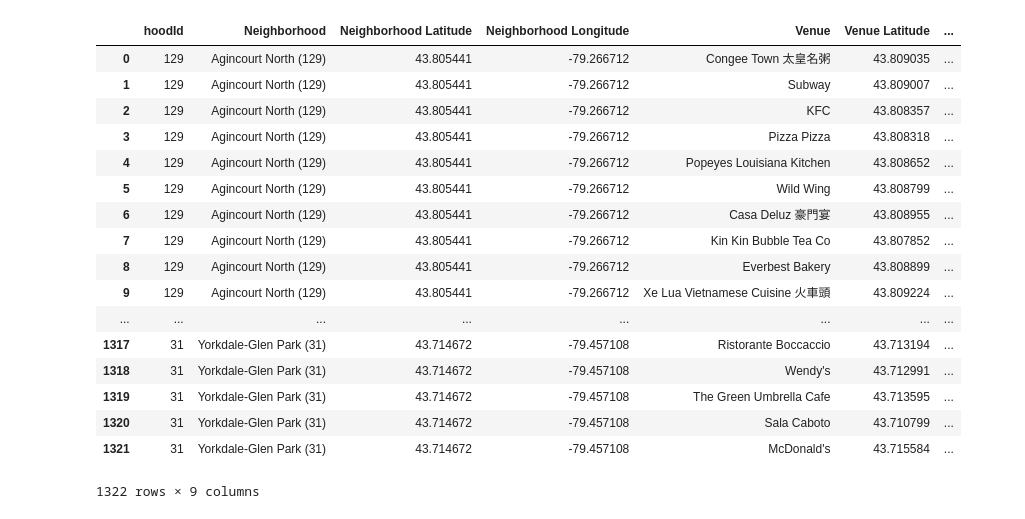
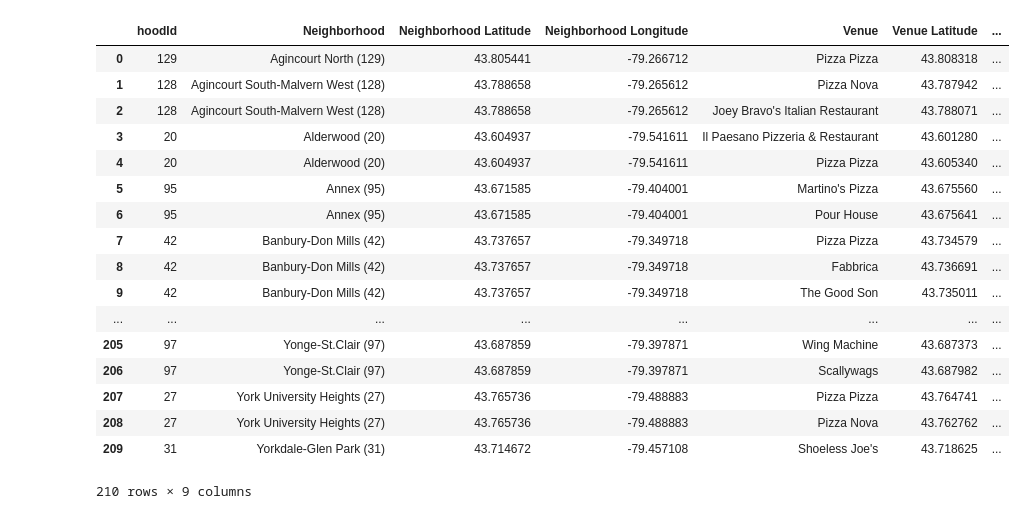
Before and after one commit to DirkFritz/Coursera_Capstone, a Jupyter notebook: FinalProject.ipynb, the cells around one changed output. Saved outputs shown, nothing was run; the diff lists cells and outputs as text; code cells hidden in the pictures.

```diff
--- a/FinalProject.ipynb
+++ b/FinalProject.ipynb
@@ -59,13 +68,12 @@ neighborhoods2=neighborhoods2.set_index("AREA_SHORT_CODE")
 crimeData = pd.read_csv(f"https://raw.githubusercontent.com/DirkFritz/Coursera_Capstone/master/Neighbourhood_Crime_Rates_Boundary_File.csv")
 #crimeData
 # %%
-neighborhoods2["Crime Rate"]= 0
+neighborhoods2["Number of Crimes"]= 0
 for idx, row in crimeData.iterrows():
     hoodId = crimeData.loc[idx,"Hood_ID"]
     crimeRate = crimeData.loc[idx,"Assault_2018"] + crimeData.loc[idx,"Auto_Theft_2018"] + crimeData.loc[idx,"BreakandEnter_2018"] + crimeData.loc[idx,"Robbery_2018"] + crimeData.loc[idx,"Theft_Over_2018"] + crimeData.loc[idx,"Homicide_2018"]
-    neighborhoods2.loc[hoodId,"Crime Rate"]=crimeRate
+    neighborhoods2.loc[hoodId,"Number of Crimes"]=crimeRate
    # neighborhoods2.loc[hoodId,"AREA_NAME"]=crimeData.loc[idx,"Neighbourhood"]
    # print(str(idx) + " "+str(hoodId) + " " + "N "+str(neighborhoods2.loc[hoodId,"Crime Rate"]) + str(neighborhoods2.loc[hoodId,"AREA_NAME"]) )
-#neighborhoods2.sort_values("AREA_NAME", ascending=True)
-neighborhoods2
+neighborhoods2.sort_values("AREA_NAME", ascending=True).head(5)
 # %% [output]
@@ -188,13 +167,13 @@ Name: 2, Length: 140, dtype: object
 # %%
 neighborhoods2=neighborhoods2.fillna(0)
-crimeToPop =neighborhoods2[["AREA_NAME","Crime Rate"]]
-crimeToPop.loc[:,"Person Per m^2"] = neighborhoods2["Population"]/neighborhoods2["Area m^2"]
-neighborhoods2.loc[:,"Person Per m^2"]= neighborhoods2["Population"]/neighborhoods2["Area m^2"]
-neighborhoods2.loc[:,"Crime Rate"]= (neighborhoods2["Crime Rate"]/neighborhoods2["Population"])*100000
+crimeToPop =neighborhoods2[["AREA_NAME","Number of Crimes"]]
+crimeToPop.loc[:,"Persons per m^2"] = neighborhoods2["Population"]/neighborhoods2["Area m^2"]
+neighborhoods2.loc[:,"Persons per m^2"]= neighborhoods2["Population"]/neighborhoods2["Area m^2"]
+#neighborhoods2.loc[:,"Crime Rate"]= (neighborhoods2["Crime Rate"]/neighborhoods2["Population"])*100000
 
-crimeToPop.plot(kind='scatter', x='Crime Rate', y='Person Per m^2', figsize=(10, 6), color='red')
-crimeToPop.sort_values("Person Per m^2", ascending=False)
-neighborhoods2
+crimeToPop.plot(kind='scatter', x='Number of Crimes', y='Persons per m^2', figsize=(10, 6), color='red')
+crimeToPop.sort_values("Persons per m^2", ascending=False)
+neighborhoods2.sort_values("AREA_NAME", ascending=True).head(5)
 # %% [output]
 A value is trying to be set on a copy of a slice from a DataFrame.
 Try using .loc[row_indexer,col_indexer] = value instead
@@ -228,6 +195,6 @@ See the caveats in the documentation: http://pandas.pydata.org/pandas-docs/stabl
 # %%
 CLIENT_ID = "WKQBB1DZI22C3IPI4ADEQIKOA1PYAITSAN3NIY3VLMFTNSMG" # your Foursquare ID
-CLIENT_SECRET = 'LTVCWEBBOCNZYZX4K35HI4Z25HE2XQTT4GJ2DWOK21HIPIOC' # your Foursquare Secret
+CLIENT_SECRET = 'IMZYT4BECBUVICSHJJIHHY00F1I221IO3JOUCAF10RVHBWM3' # your Foursquare Secret
 VERSION = '20180605' # Foursquare API version
 
 print('Your credentails:')
@@ -283,34 +250,35 @@ def getNearbyVenues(hoodId, names, latitudes, longitudes,categoryId, radius=500)
 # %%
 
 
 LIMIT = 500 # limit of number of venues returned by Foursquare API
-radius = 750 # define radius
-categoryId = "4d4b7105d754a06374d81259"
+radius = 500 # define radius
+#categoryId = "4d4b7105d754a06374d81259"
+categoryId = "4bf58dd8d48988d1ca941735"
 
 area_venues = getNearbyVenues(hoodId=neighborhoods2['AREA_SHORT_CODE'], names=neighborhoods2['AREA_NAME'],
                                    latitudes=neighborhoods2['LATITUDE'],
                                    longitudes=neighborhoods2['LONGITUDE'], categoryId=categoryId
                                   )
 area_venues
 # %% [output]
 |  | hoodId | Neighborhood | Neighborhood Latitude | Neighborhood Longitude | Venue | Venue Latitude | ... |
-| 0 | 129 | Agincourt North (129) | 43.805441 | -79.266712 | Congee Town 太皇名粥 | 43.809035 | ... |
-| 1 | 129 | Agincourt North (129) | 43.805441 | -79.266712 | Subway | 43.809007 | ... |
-| 2 | 129 | Agincourt North (129) | 43.805441 | -79.266712 | KFC | 43.808357 | ... |
-| 3 | 129 | Agincourt North (129) | 43.805441 | -79.266712 | Pizza Pizza | 43.808318 | ... |
-| 4 | 129 | Agincourt North (129) | 43.805441 | -79.266712 | Popeyes Louisiana Kitchen | 43.808652 | ... |
-| 5 | 129 | Agincourt North (129) | 43.805441 | -79.266712 | Wild Wing | 43.808799 | ... |
-| 6 | 129 | Agincourt North (129) | 43.805441 | -79.266712 | Casa Deluz 豪門宴 | 43.808955 | ... |
-| 7 | 129 | Agincourt North (129) | 43.805441 | -79.266712 | Kin Kin Bubble Tea Co | 43.807852 | ... |
-| 8 | 129 | Agincourt North (129) | 43.805441 | -79.266712 | Everbest Bakery | 43.808899 | ... |
-| 9 | 129 | Agincourt North (129) | 43.805441 | -79.266712 | Xe Lua Vietnamese Cuisine 火車頭 | 43.809224 | ... |
+| 0 | 129 | Agincourt North (129) | 43.805441 | -79.266712 | Pizza Pizza | 43.808318 | ... |
+| 1 | 128 | Agincourt South-Malvern West (128) | 43.788658 | -79.265612 | Pizza Nova | 43.787942 | ... |
+| 2 | 128 | Agincourt South-Malvern West (128) | 43.788658 | -79.265612 | Joey Bravo's Italian Restaurant | 43.788071 | ... |
+| 3 | 20 | Alderwood (20) | 43.604937 | -79.541611 | Il Paesano Pizzeria & Restaurant | 43.601280 | ... |
+| 4 | 20 | Alderwood (20) | 43.604937 | -79.541611 | Pizza Pizza | 43.605340 | ... |
+| 5 | 95 | Annex (95) | 43.671585 | -79.404001 | Martino's Pizza | 43.675560 | ... |
+| 6 | 95 | Annex (95) | 43.671585 | -79.404001 | Pour House | 43.675641 | ... |
+| 7 | 42 | Banbury-Don Mills (42) | 43.737657 | -79.349718 | Pizza Pizza | 43.734579 | ... |
+| 8 | 42 | Banbury-Don Mills (42) | 43.737657 | -79.349718 | Fabbrica | 43.736691 | ... |
+| 9 | 42 | Banbury-Don Mills (42) | 43.737657 | -79.349718 | The Good Son | 43.735011 | ... |
 | ... | ... | ... | ... | ... | ... | ... | ... |
-| 1317 | 31 | Yorkdale-Glen Park (31) | 43.714672 | -79.457108 | Ristorante Boccaccio | 43.713194 | ... |
-| 1318 | 31 | Yorkdale-Glen Park (31) | 43.714672 | -79.457108 | Wendy's | 43.712991 | ... |
-| 1319 | 31 | Yorkdale-Glen Park (31) | 43.714672 | -79.457108 | The Green Umbrella Cafe | 43.713595 | ... |
-| 1320 | 31 | Yorkdale-Glen Park (31) | 43.714672 | -79.457108 | Sala Caboto | 43.710799 | ... |
-| 1321 | 31 | Yorkdale-Glen Park (31) | 43.714672 | -79.457108 | McDonald's | 43.715584 | ... |
+| 205 | 97 | Yonge-St.Clair (97) | 43.687859 | -79.397871 | Wing Machine | 43.687373 | ... |
+| 206 | 97 | Yonge-St.Clair (97) | 43.687859 | -79.397871 | Scallywags | 43.687982 | ... |
+| 207 | 27 | York University Heights (27) | 43.765736 | -79.488883 | Pizza Pizza | 43.764741 | ... |
+| 208 | 27 | York University Heights (27) | 43.765736 | -79.488883 | Pizza Nova | 43.762762 | ... |
+| 209 | 31 | Yorkdale-Glen Park (31) | 43.714672 | -79.457108 | Shoeless Joe's | 43.718625 | ... |
-1322 rows × 9 columns
+210 rows × 9 columns
 # %%
 # one hot encodin
 area_onehot = pd.get_dummies(area_venues[['Venue Id']], prefix="", prefix_sep="")
```
Also changed, not shown: parts of 25 cells of this notebook.
